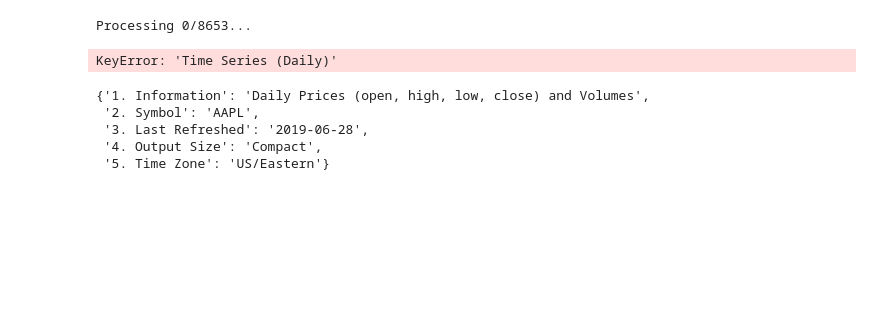
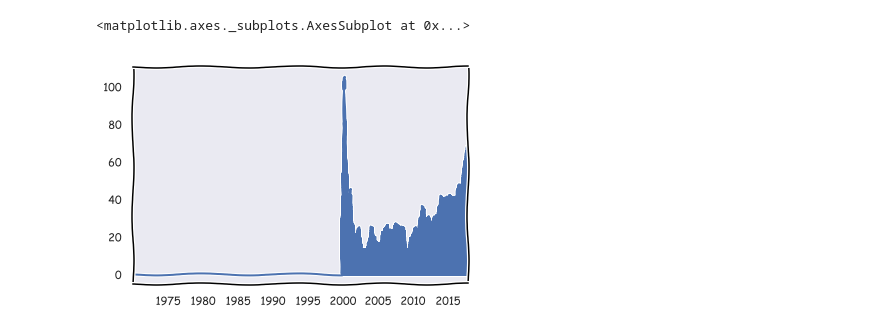
Before and after one commit to janlucasdeinhard/pyfiles, a Jupyter notebook: 10_PROJECT_STOCKPRED/STOCKSDATAv20.ipynb, the cells around one changed output. Drawn from its saved outputs; the diff is of its cells as text; code cells hidden in the pictures; blank space fills up the shorter version.

Commit message:
Added stocks predictor test functionalities and some image processing (which seems to require GPU)

```diff
--- a/10_PROJECT_STOCKPRED/STOCKSDATAv20.ipynb
+++ b/10_PROJECT_STOCKPRED/STOCKSDATAv20.ipynb
@@ -69,24 +55,24 @@ with open('..\\..\\TF_data\\STOCKDATA\\Documents\\stock_symb.txt','r') as f:
-# %%
-DATA_DICT = {}
-
-ctr = 0
-
-for c_symb in symbols:
-    print('Processing %d/%d...'%(ctr,len(symbols)))
-    ctr += 1
-
-    ts = TimeSeries(key=mytoken,output_format='pandas')
-    #data, meta_data = ts.get_daily(symbol=c_symb,outputsize='full')
-    data, meta_data = ts.get_daily(symbol=c_symb)
-    DATA_DICT[c_symb] = data
-# %% [output]
-Processing 0/8653...
-KeyError: 'Time Series (Daily)'
-# %%
-meta_data
-# %% [output]
-{'1. Information': 'Daily Prices (open, high, low, close) and Volumes',
- '2. Symbol': 'AAPL',
- '3. Last Refreshed': '2019-06-28',
- '4. Output Size': 'Compact',
- '5. Time Zone': 'US/Eastern'}
+# %%
+rootpath = '..\\..\\TF_data\\STOCKDATA\\Data\\Stocks'
+indices = os.listdir(rootpath)
+
+indices = [indices[k] for k in rnd.permutation(np.arange(0,len(indices)))[:500]]
+# %%
+t_min = pd.read_csv(rootpath+'\\'+indices[0],usecols=['Date']).Date.min()
+t_max = pd.read_csv(rootpath+'\\'+indices[0],usecols=['Date']).Date.max()
+
+for c_file in indices:
+
+    try:
+        c_min = pd.read_csv(rootpath+'\\'+c_file,usecols=['Date']).Date.min()
+        c_max = pd.read_csv(rootpath+'\\'+c_file,usecols=['Date']).Date.max()
+    except: continue
+
+    if c_min<t_min: t_min = c_min
+    if c_max>t_max: t_max = c_max
+date_idx = pd.date_range(t_min,t_max)
+# %%
+bf.reindex(date_idx,fill_value=0)['Open'].plot()
+# %% [output]
+<matplotlib.axes._subplots.AxesSubplot at 0x...>
+[figure, added]
```
Also changed, not shown: parts of 2 cells of this notebook, 4 other files.
